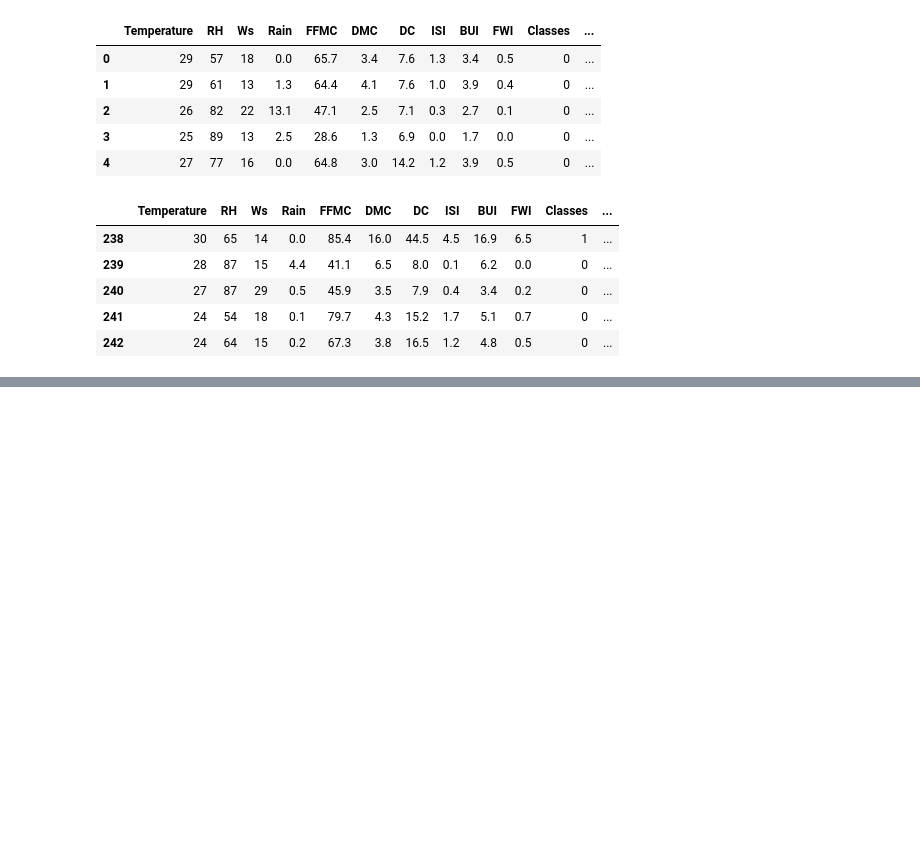
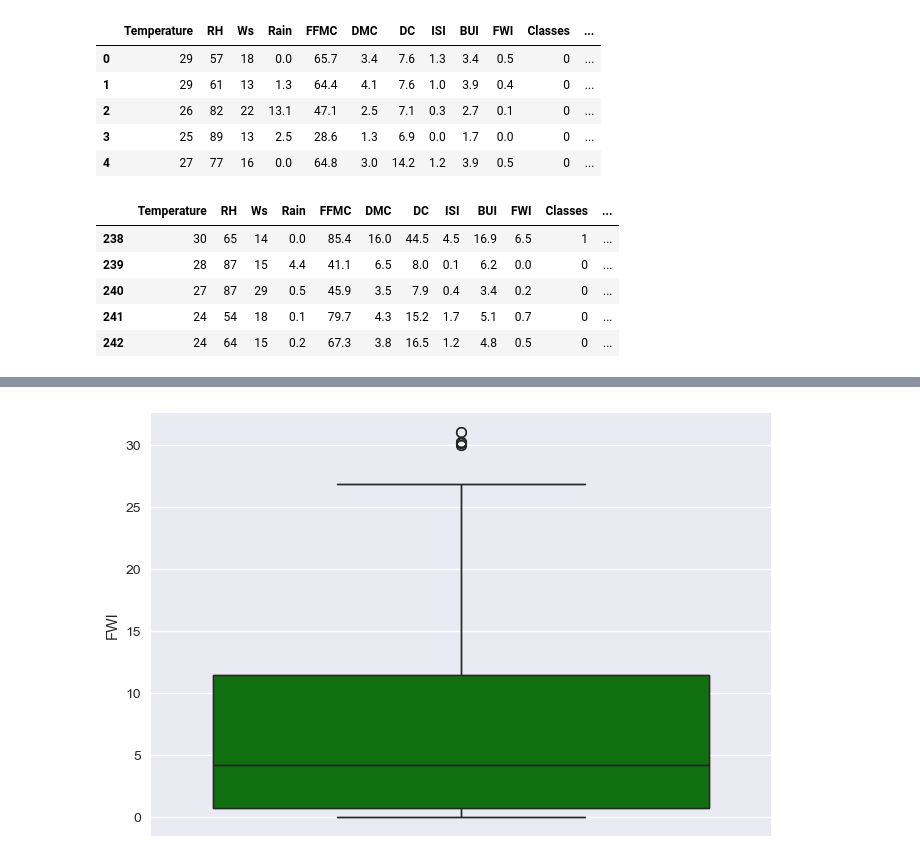
Before and after one commit to rahul-coo/Forest_Fire, a Jupyter notebook: RL_Regression.ipynb, the cells around one changed output, grey strips where cells are left out. Saved outputs shown, nothing was run; the diff lists cells and outputs as text; code cells hidden in the pictures; blank space fills up the shorter version.

```diff
--- a/RL_Regression.ipynb
+++ b/RL_Regression.ipynb
@@ -322,0 +372,5 @@ df_copy.tail()
+# %%
+sns.boxplot(df['FWI'],color='green')
+plt.show()
+# %% [output]
+[figure, added]
```
Also changed, not shown: parts of 10 cells of this notebook.
